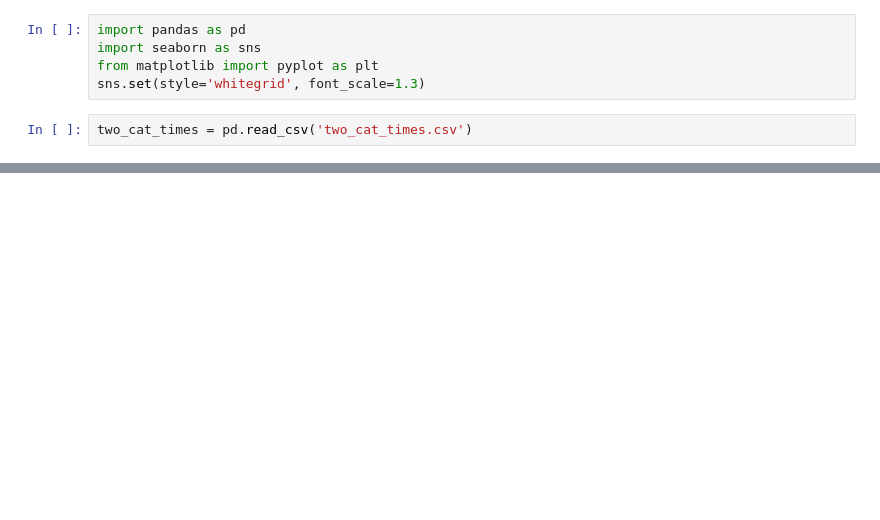
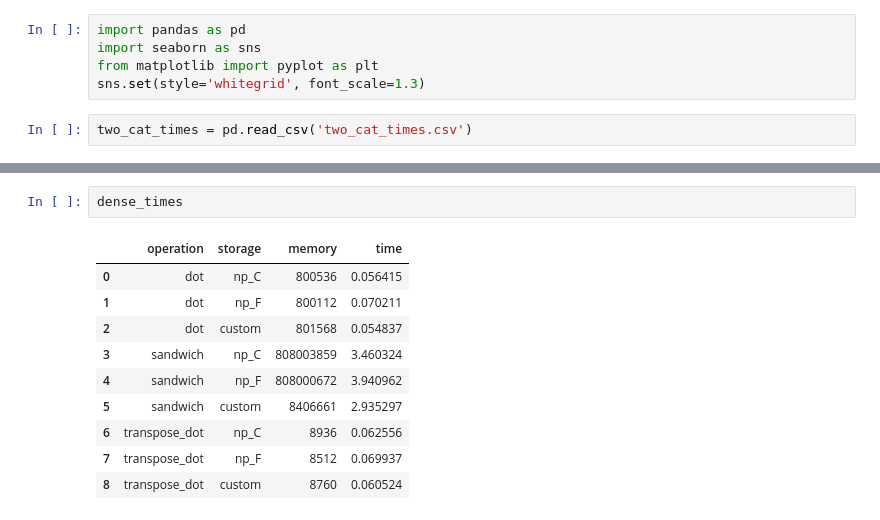
Before and after one commit to Quantco/tabmat, a Jupyter notebook: benchmark/visualize_benchmarks.ipynb, the cells around one changed output, grey strips where cells are left out. Drawn from its saved outputs; the diff is of its cells as text; blank space fills up the shorter version.

```diff
--- a/benchmark/visualize_benchmarks.ipynb
+++ b/benchmark/visualize_benchmarks.ipynb
@@ -35,0 +41,13 @@ plt.savefig('dense_cat_times.png')
+# %%
+dense_times
+# %% [output]
+|  | operation | storage | memory | time |
+| 0 | dot | np_C | 800536 | 0.056415 |
+| 1 | dot | np_F | 800112 | 0.070211 |
+| 2 | dot | custom | 801568 | 0.054837 |
+| 3 | sandwich | np_C | 808003859 | 3.460324 |
+| 4 | sandwich | np_F | 808000672 | 3.940962 |
+| 5 | sandwich | custom | 8406661 | 2.935297 |
+| 6 | transpose_dot | np_C | 8936 | 0.062556 |
+| 7 | transpose_dot | np_F | 8512 | 0.069937 |
+| 8 | transpose_dot | custom | 8760 | 0.060524 |
```
Also changed, not shown: parts of 7 cells of this notebook, 5 other files.
